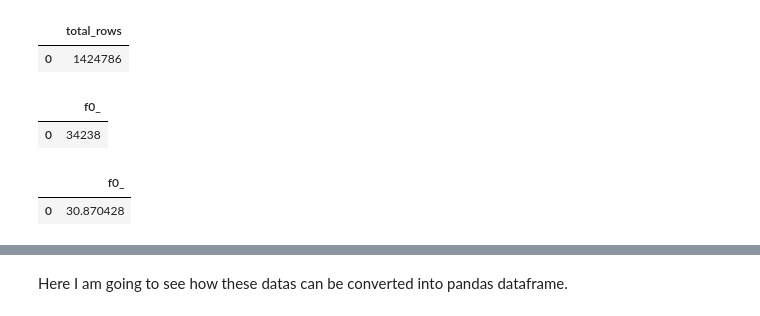
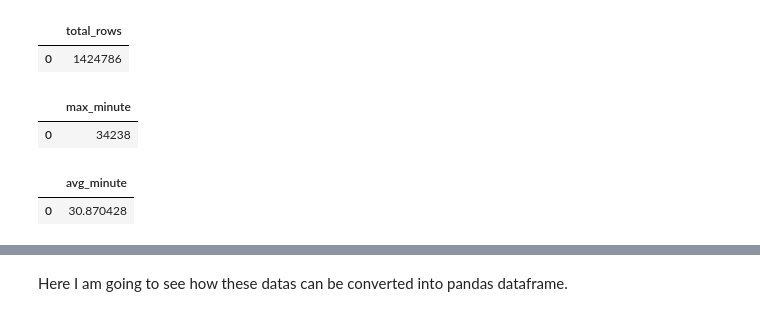
Before and after one commit to anjilakarkigit/dataVisualization, a Jupyter notebook: BigQuery.ipynb, the cells around one changed output, grey strips where cells are left out. Drawn from its saved outputs; the diff is of its cells as text; code cells hidden in the pictures.

```diff
--- a/BigQuery.ipynb
+++ b/BigQuery.ipynb
@@ -24,18 +24,18 @@ FROM `bigquery-public-data.austin_bikeshare.bikeshare_trips`
 # %%
 %%bigquery --project data-visualization-class-sql
 SELECT
-  MAX(duration_minutes)
+  MAX(duration_minutes) as max_minute
 FROM `bigquery-public-data.austin_bikeshare.bikeshare_trips`
 # %% [output]
-|  | f0_ |
+|  | max_minute |
 | 0 | 34238 |
 # %%
 %%bigquery --project data-visualization-class-sql
 SELECT
-  AVG(duration_minutes)
+  AVG(duration_minutes) as avg_minute
 FROM `bigquery-public-data.austin_bikeshare.bikeshare_trips`
 # %% [output]
-|  | f0_ |
+|  | avg_minute |
 | 0 | 30.870428 |
 # %%
 %%bigquery --project data-visualization-class-sql
```
